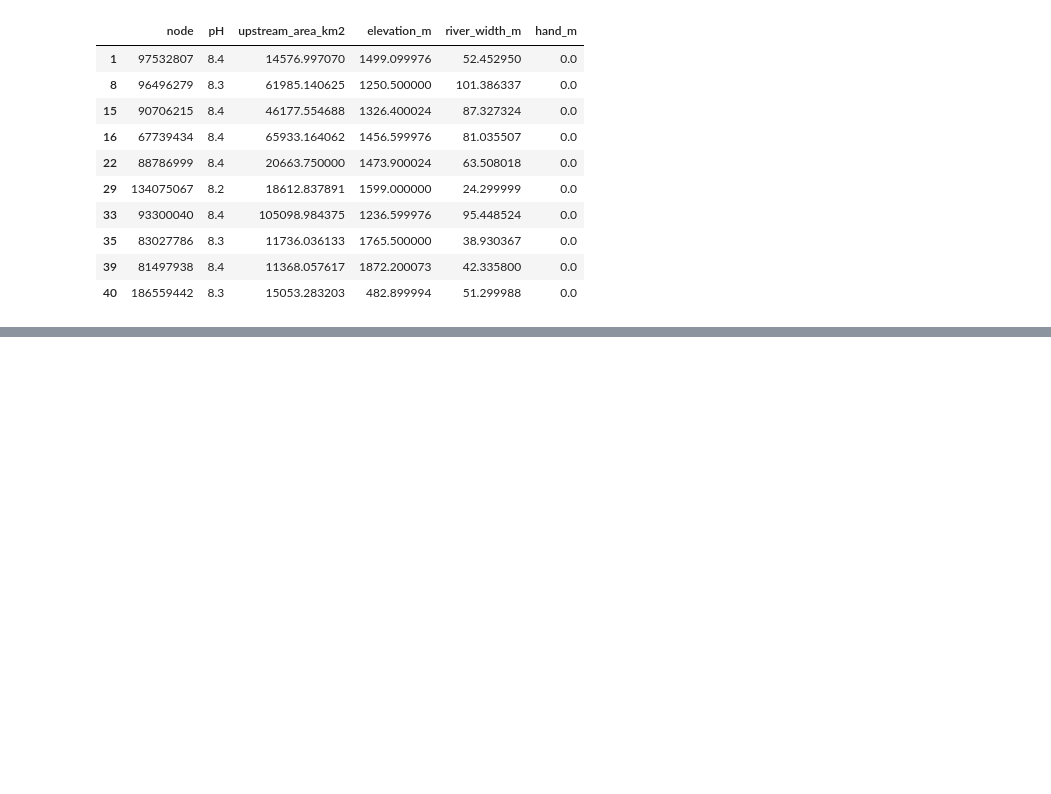
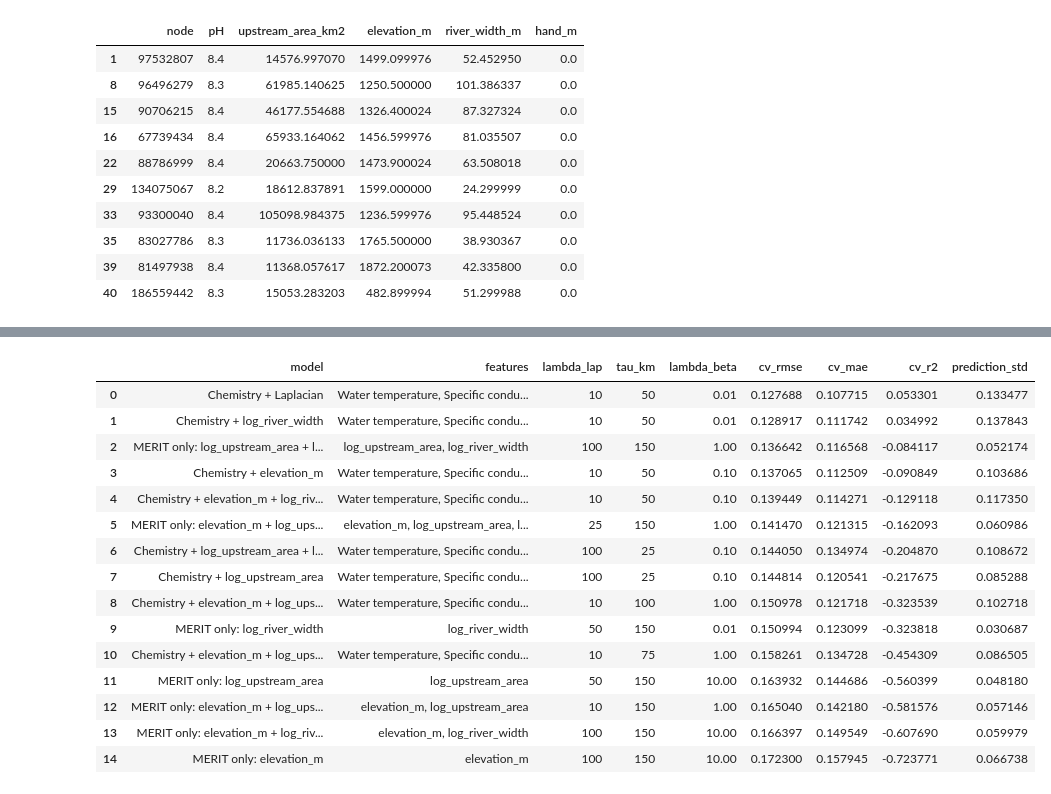
Before and after one commit to andrewc156/rivernets, a Jupyter notebook: graph_linear_regression_laplacian.ipynb, the cells around one changed output, grey strips where cells are left out. Saved outputs shown, nothing was run; the diff lists cells and outputs as text; code cells hidden in the pictures; blank space fills up the shorter version.

```diff
--- a/graph_linear_regression_laplacian.ipynb
+++ b/graph_linear_regression_laplacian.ipynb
@@ -5665,0 +6203,66 @@ CHEMISTRY_PLUS_RIVER = (
+# %%
+baseline_row = pd.DataFrame([
+    {
+        "model":
+            "Chemistry + Laplacian",
+
+        "features":
+            ", ".join(
+                CHEMISTRY_FEATURES
+            ),
+
+        "lambda_lap":
+            10,
+
+        "tau_km":
+            50,
+
+        "lambda_beta":
+            0.01,
+
+        "cv_rmse":
+            0.127688,
+
+        "cv_mae":
+            0.107715,
+
+        "cv_r2":
+            0.053301,
+
+        "prediction_std":
+            0.133477
+    }
+])
+
+
+full_comparison = pd.concat(
+    [
+        baseline_row,
+        ablation_results
+    ],
+    ignore_index=True
+).sort_values(
+    "cv_rmse"
+).reset_index(
+    drop=True
+)
+
+
+display(full_comparison)
+# %% [output]
+|  | model | features | lambda_lap | tau_km | lambda_beta | cv_rmse | cv_mae | cv_r2 | prediction_std |
+| 0 | Chemistry + Laplacian | Water temperature, Specific condu... | 10 | 50 | 0.01 | 0.127688 | 0.107715 | 0.053301 | 0.133477 |
+| 1 | Chemistry + log_river_width | Water temperature, Specific condu... | 10 | 50 | 0.01 | 0.128917 | 0.111742 | 0.034992 | 0.137843 |
+| 2 | MERIT only: log_upstream_area + l... | log_upstream_area, log_river_width | 100 | 150 | 1.00 | 0.136642 | 0.116568 | -0.084117 | 0.052174 |
+| 3 | Chemistry + elevation_m | Water temperature, Specific condu... | 10 | 50 | 0.10 | 0.137065 | 0.112509 | -0.090849 | 0.103686 |
+| 4 | Chemistry + elevation_m + log_riv... | Water temperature, Specific condu... | 10 | 50 | 0.10 | 0.139449 | 0.114271 | -0.129118 | 0.117350 |
+| 5 | MERIT only: elevation_m + log_ups... | elevation_m, log_upstream_area, l... | 25 | 150 | 1.00 | 0.141470 | 0.121315 | -0.162093 | 0.060986 |
+| 6 | Chemistry + log_upstream_area + l... | Water temperature, Specific condu... | 100 | 25 | 0.10 | 0.144050 | 0.134974 | -0.204870 | 0.108672 |
+| 7 | Chemistry + log_upstream_area | Water temperature, Specific condu... | 100 | 25 | 0.10 | 0.144814 | 0.120541 | -0.217675 | 0.085288 |
+| 8 | Chemistry + elevation_m + log_ups... | Water temperature, Specific condu... | 10 | 100 | 1.00 | 0.150978 | 0.121718 | -0.323539 | 0.102718 |
+| 9 | MERIT only: log_river_width | log_river_width | 50 | 150 | 0.01 | 0.150994 | 0.123099 | -0.323818 | 0.030687 |
+| 10 | Chemistry + elevation_m + log_ups... | Water temperature, Specific condu... | 10 | 75 | 1.00 | 0.158261 | 0.134728 | -0.454309 | 0.086505 |
+| 11 | MERIT only: log_upstream_area | log_upstream_area | 50 | 150 | 10.00 | 0.163932 | 0.144686 | -0.560399 | 0.048180 |
+| 12 | MERIT only: elevation_m + log_ups... | elevation_m, log_upstream_area | 10 | 150 | 1.00 | 0.165040 | 0.142180 | -0.581576 | 0.057146 |
+| 13 | MERIT only: elevation_m + log_riv... | elevation_m, log_river_width | 100 | 150 | 10.00 | 0.166397 | 0.149549 | -0.607690 | 0.059979 |
+| 14 | MERIT only: elevation_m | elevation_m | 100 | 150 | 10.00 | 0.172300 | 0.157945 | -0.723771 | 0.066738 |
```
Also changed, not shown: parts of 51 cells of this notebook, 5 other files.
